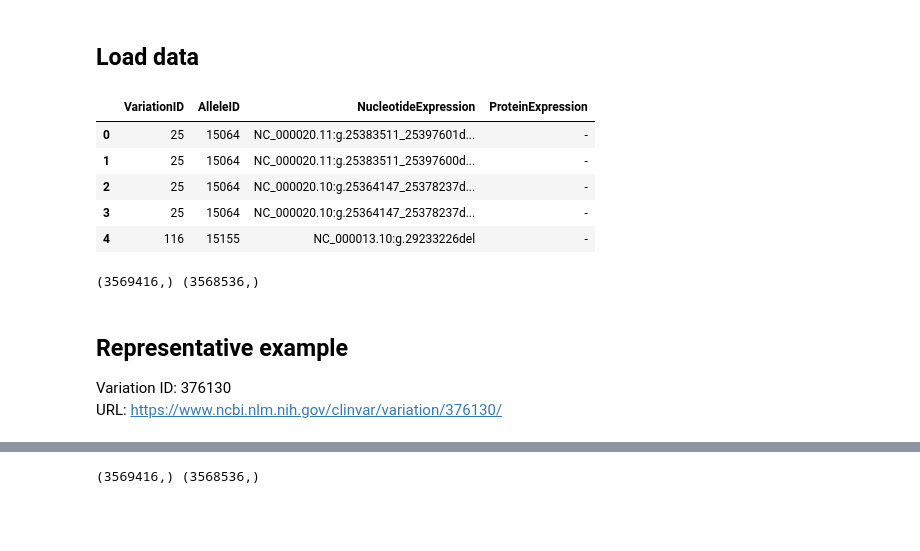
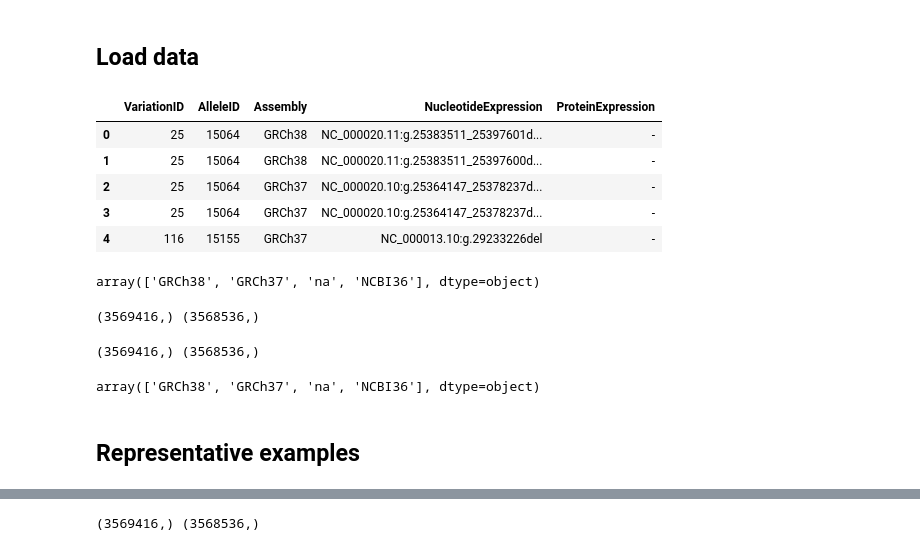
Before and after one commit to ga4gh/2025-catvar-call-to-action, a Jupyter notebook: analyses/clinvar/expressions-per-allele.ipynb, the cells around one changed output, grey strips where cells are left out. Drawn from its saved outputs; the diff is of its cells as text; code cells hidden in the pictures; blank space fills up the shorter version.

Commit message:
Updated example in expressions per allele notebook

```diff
--- a/analyses/clinvar/expressions-per-allele.ipynb
+++ b/analyses/clinvar/expressions-per-allele.ipynb
@@ -36,29 +39,38 @@ def remove_spines(ax):
 # %%
 file = 'hgvs4variation.txt'
 with open(file, 'r') as f:
     last_comment = None
     for line in f:
         if line.startswith('#'):
             last_comment = line
         else:
             break  # stop once the actual data begins
 
 columns = last_comment.lstrip("#").strip().split("\t")
 
 df = pd.read_csv(
     "hgvs4variation.txt",
     sep="\t",
     comment="#",
     names=columns,
     header=None,
     #nrows=10,
-    usecols=['VariationID', 'AlleleID', 'NucleotideExpression', 'ProteinExpression']
+    usecols=['VariationID', 'AlleleID', 'NucleotideExpression', 'ProteinExpression', 'Assembly']
 )
+
 df.head()
 # %% [output]
-|  | VariationID | AlleleID | NucleotideExpression | ProteinExpression |
-| 0 | 25 | 15064 | NC_000020.11:g.25383511_25397601d... | - |
-| 1 | 25 | 15064 | NC_000020.11:g.25383511_25397600d... | - |
-| 2 | 25 | 15064 | NC_000020.10:g.25364147_25378237d... | - |
-| 3 | 25 | 15064 | NC_000020.10:g.25364147_25378237d... | - |
-| 4 | 116 | 15155 | NC_000013.10:g.29233226del | - |
+|  | VariationID | AlleleID | Assembly | NucleotideExpression | ProteinExpression |
+| 0 | 25 | 15064 | GRCh38 | NC_000020.11:g.25383511_25397601d... | - |
+| 1 | 25 | 15064 | GRCh38 | NC_000020.11:g.25383511_25397600d... | - |
+| 2 | 25 | 15064 | GRCh37 | NC_000020.10:g.25364147_25378237d... | - |
+| 3 | 25 | 15064 | GRCh37 | NC_000020.10:g.25364147_25378237d... | - |
+| 4 | 116 | 15155 | GRCh37 | NC_000013.10:g.29233226del | - |
+# %%
+df['Assembly'].unique()
+# %% [output]
+array(['GRCh38', 'GRCh37', 'na', 'NCBI36'], dtype=object)
+# %%
+print(df['VariationID'].unique().shape, df['AlleleID'].unique().shape)
+# %% [output]
+(3569416,) (3568536,)
@@ -66,8 +81,10 @@ df.head()
 print(df['VariationID'].unique().shape, df['AlleleID'].unique().shape)
 # %% [output]
 (3569416,) (3568536,)
+# %%
+df['Assembly'].unique()
+# %% [output]
+array(['GRCh38', 'GRCh37', 'na', 'NCBI36'], dtype=object)
 # %% [markdown]
-## Representative example
-Variation ID: 376130
-URL: https://www.ncbi.nlm.nih.gov/clinvar/variation/376130/
+## Representative examples
 # %%
```
Also changed, not shown: parts of 9 cells of this notebook, 1 other file.
